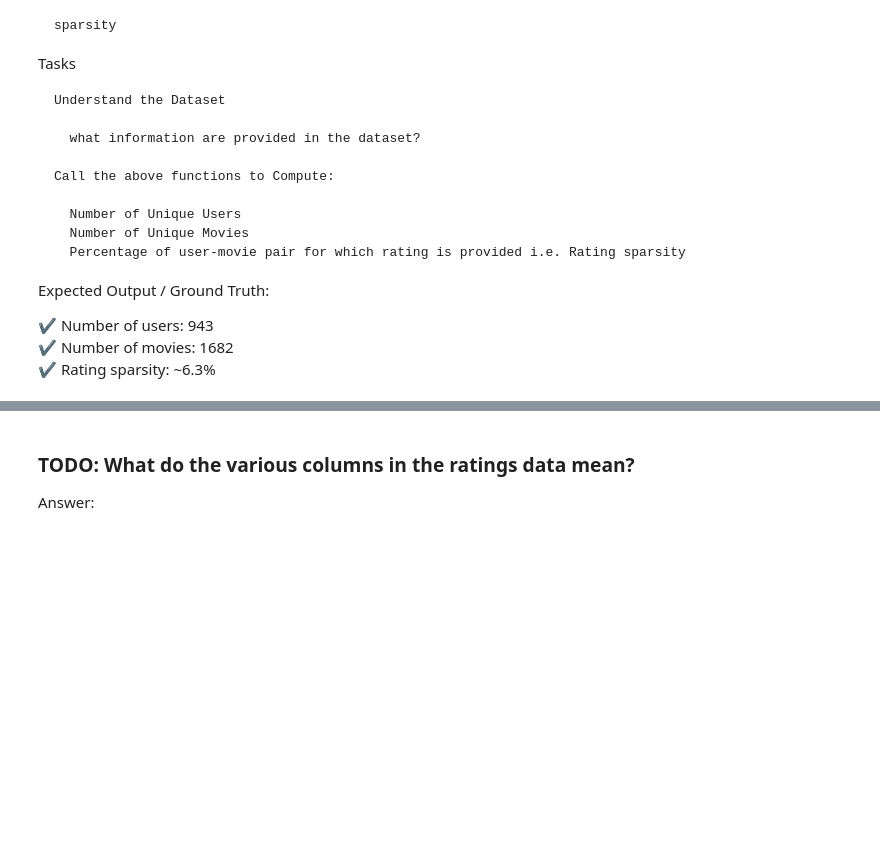
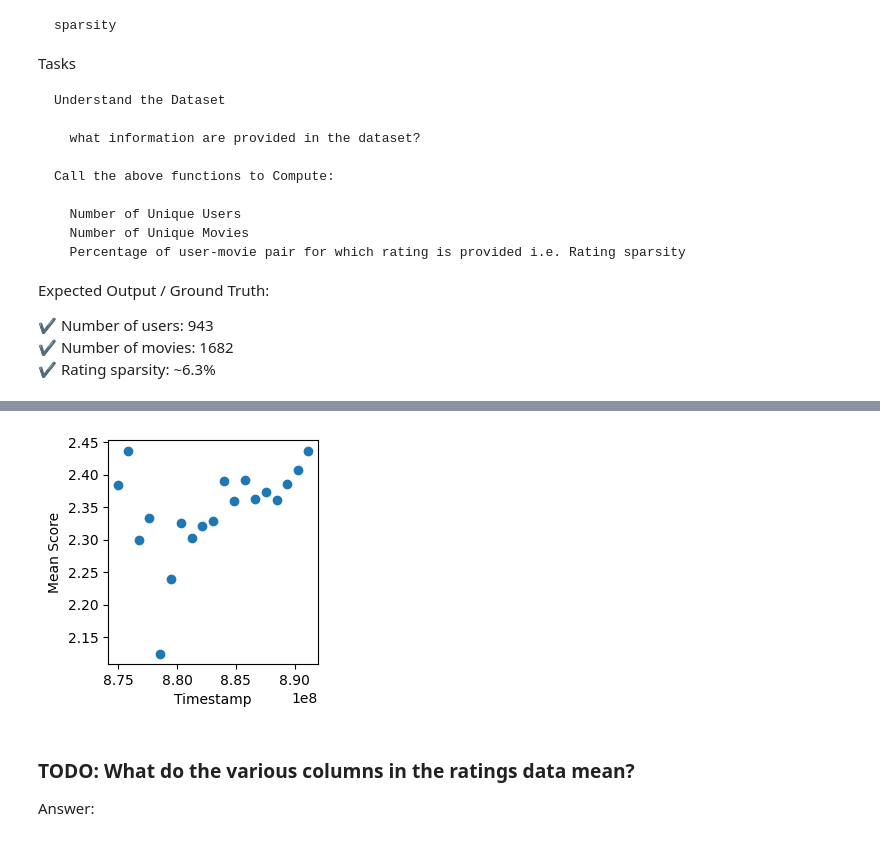
Before and after one commit to msrepo/GU-BigDataAnalytics, a Jupyter notebook: June 20/Recommendation_systems_Lab_1_initial.ipynb, the cells around one changed output, grey strips where cells are left out. Saved outputs shown, nothing was run; the diff lists cells and outputs as text; code cells hidden in the pictures; blank space fills up the shorter version.

```diff
--- a/June 20/Recommendation_systems_Lab_1_initial.ipynb
+++ b/June 20/Recommendation_systems_Lab_1_initial.ipynb
@@ -190,4 +190,11 @@ Compute:
   Number of Unique Movies
   Percentage of user-movie pair for which rating is provided i.e. Rating sparsity
 """
+url = "https://files.grouplens.org/datasets/movielens/ml-100k.zip"
+download_movielens_dataset(url=url)
+# load the data
+ratings = load_movielens_data(directory='ml-100k') # pandas dataframe
+print(ratings.describe())
+ratings.head(n=10)
+ratings.tail(n=10)
 # %% [output]
@@ -203,0 +215,37 @@ ratings.head(5)
+# %%
+item_id = 242
+# filtering by item_id
+ratings_for_item_id = ratings[ratings['item_id'] == item_id]
+ratings_for_item_id = ratings_for_item_id.sort_values(by='timestamp')
+# task: define initial timestamp as 0, last timestamp as 100
+# divide this time into 20 buckets of equal interval
+# average the rating (mean score) and plot this rating on y-axis, x-axis as bucket_id
+min_timestamp = ratings_for_item_id['timestamp'].min()
+max_timestamp = ratings_for_item_id['timestamp'].max()
+min_x_value, max_x_value = 0, 100
+num_buckets = 20
+bucket_width = (max_timestamp - min_timestamp) / num_buckets
+# ratings with timestamp within a given range
+x_values = []
+y_values = []
+r_for_id = ratings_for_item_id
+for i in range(1,num_buckets):
+  r_for_id_i = r_for_id[np.where(r_for_id['timestamp']>= min_timestamp+(i-1)*bucket_width)
+        and (r_for_id['timestamp'] <= min_timestamp+i*bucket_width)]
+  mean_score = r_for_id_i['rating'].mean()
+  y_values.append(mean_score)
+  x_values.append(min_timestamp + (i-1)*bucket_width)
+# %%
+
+# plot x-axis time, y-axis mean score
+import matplotlib.pyplot as plt
+import numpy as np
+plt.figure(figsize=(3,3))
+x,y = x_values, y_values
+plt.scatter(x,y)
+plt.xlabel('Timestamp')
+plt.ylabel('Mean Score')
+plt.tight_layout()
+plt.show()
+# %% [output]
+[figure, added]
```
Also changed, not shown: parts of 5 cells of this notebook.
